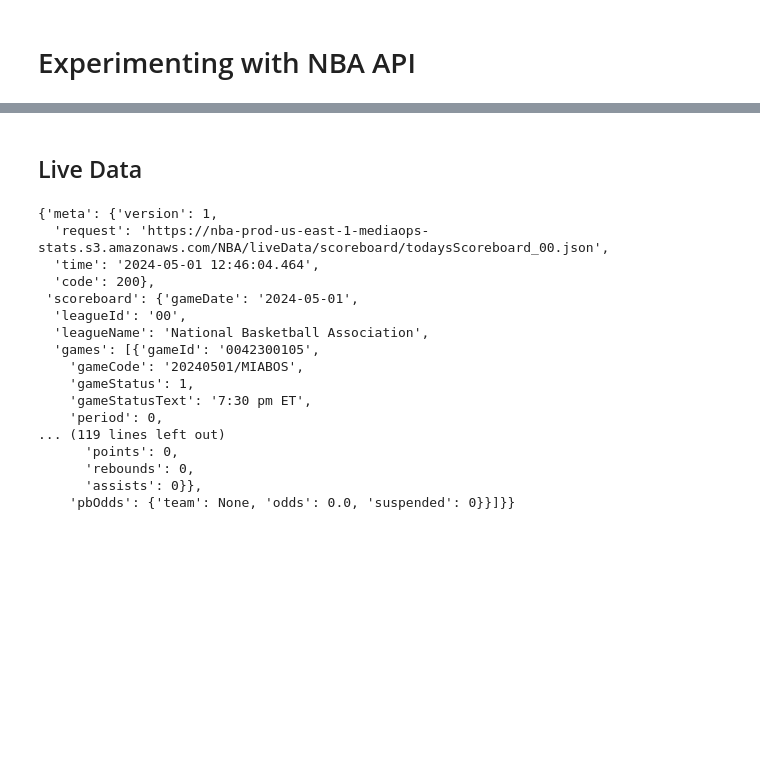
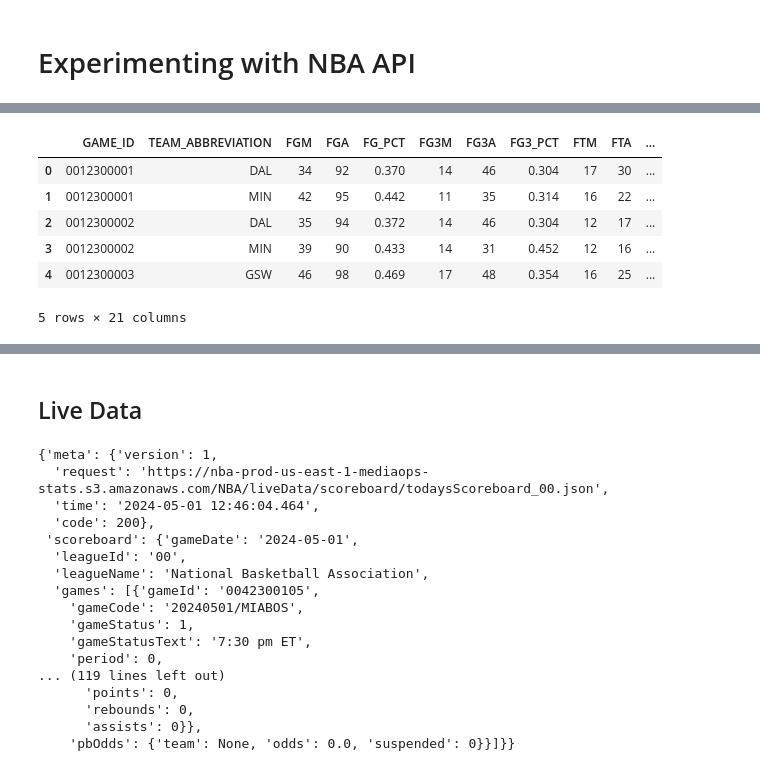
Before and after one commit to maxwellpatt/ass-content, a Jupyter notebook: python/nba_api.ipynb, the cells around one changed output, grey strips where cells are left out. Drawn from its saved outputs; the diff is of its cells as text; code cells hidden in the pictures; blank space fills up the shorter version.

```diff
--- a/python/nba_api.ipynb
+++ b/python/nba_api.ipynb
@@ -6,0 +252,10 @@ from nba_api.stats.endpoints import playercareerstats
+# %%
+team_game_stats.head()
+# %% [output]
+|  | GAME_ID | TEAM_ABBREVIATION | FGM | FGA | FG_PCT | FG3M | FG3A | FG3_PCT | FTM | FTA | ... |
+| 0 | 0012300001 | DAL | 34 | 92 | 0.370 | 14 | 46 | 0.304 | 17 | 30 | ... |
+| 1 | 0012300001 | MIN | 42 | 95 | 0.442 | 11 | 35 | 0.314 | 16 | 22 | ... |
+| 2 | 0012300002 | DAL | 35 | 94 | 0.372 | 14 | 46 | 0.304 | 12 | 17 | ... |
+| 3 | 0012300002 | MIN | 39 | 90 | 0.433 | 14 | 31 | 0.452 | 12 | 16 | ... |
+| 4 | 0012300003 | GSW | 46 | 98 | 0.469 | 17 | 48 | 0.354 | 16 | 25 | ... |
+5 rows × 21 columns
```
Also changed, not shown: parts of 21 cells of this notebook, 1 other file.
